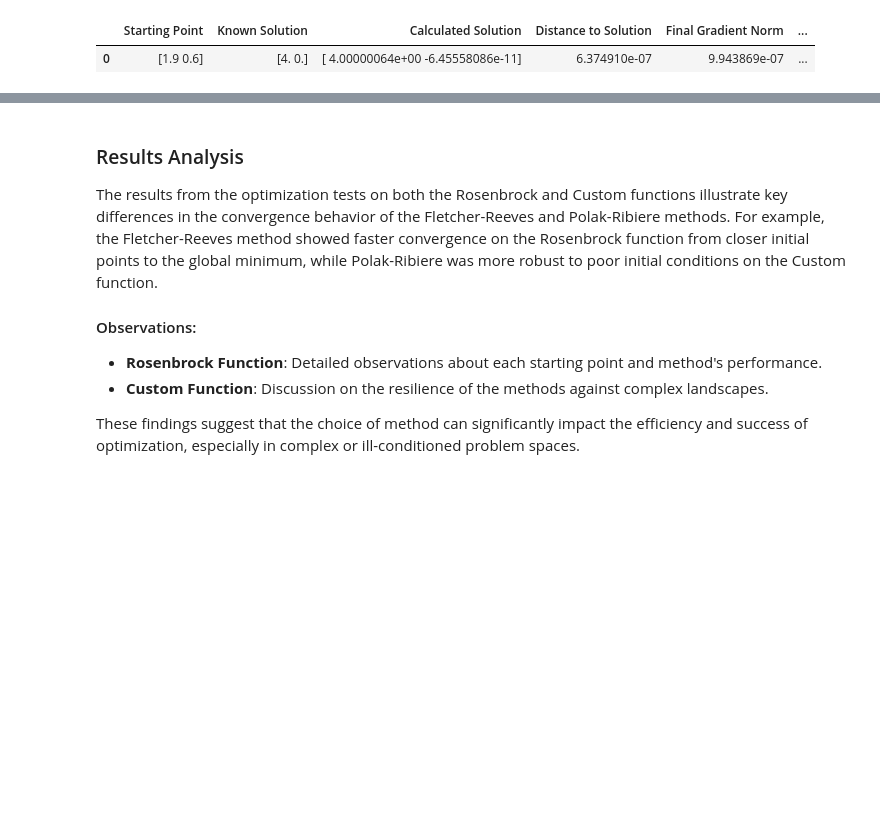
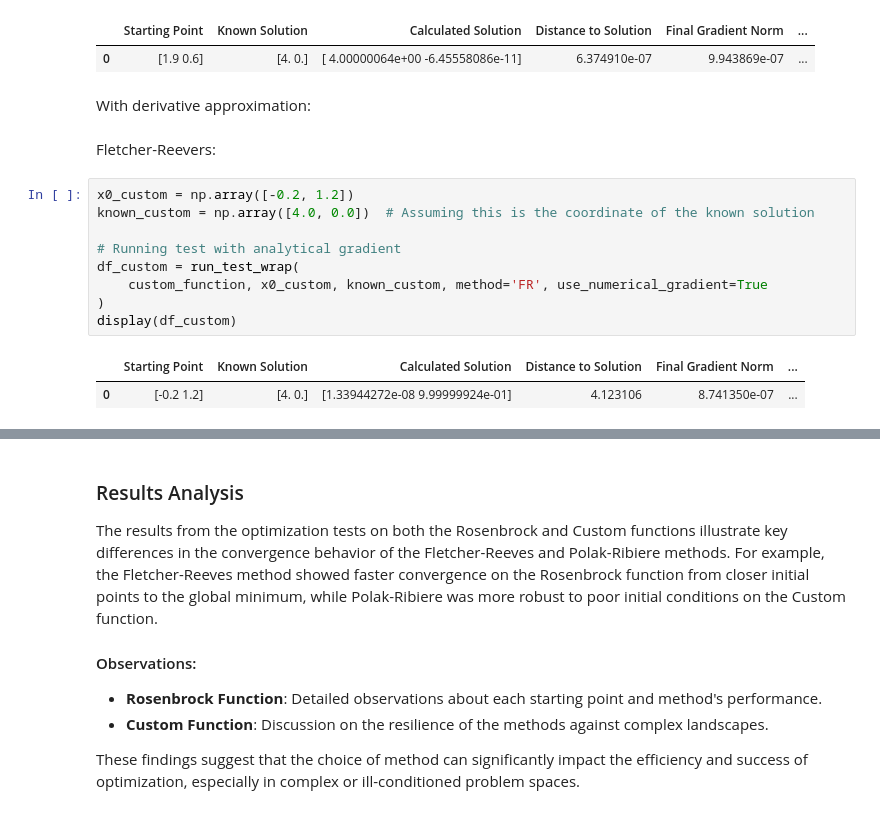
Before and after one commit to Sakops/NO_Project, a Jupyter notebook: task3.ipynb, the cells around one changed output, grey strips where cells are left out. Saved outputs shown, nothing was run; the diff lists cells and outputs as text; blank space fills up the shorter version.

```diff
--- a/task3.ipynb
+++ b/task3.ipynb
@@ -549,3 +747,19 @@ display(df_custom)
 # %% [output]
 |  | Starting Point | Known Solution | Calculated Solution | Distance to Solution | Final Gradient Norm | ... |
 | 0 | [1.9 0.6] | [4. 0.] | [ 4.00000064e+00 -6.45558086e-11] | 6.374910e-07 | 9.943869e-07 | ... |
+# %% [markdown]
+With derivative approximation:
+# %% [markdown]
+Fletcher-Reevers:
+# %%
+x0_custom = np.array([-0.2, 1.2])
+known_custom = np.array([4.0, 0.0])  # Assuming this is the coordinate of the known solution
+
+# Running test with analytical gradient
+df_custom = run_test_wrap(
+    custom_function, x0_custom, known_custom, method='FR', use_numerical_gradient=True
+)
+display(df_custom)
+# %% [output]
+|  | Starting Point | Known Solution | Calculated Solution | Distance to Solution | Final Gradient Norm | ... |
+| 0 | [-0.2 1.2] | [4. 0.] | [1.33944272e-08 9.99999924e-01] | 4.123106 | 8.741350e-07 | ... |
```
Also changed, not shown: parts of 24 cells of this notebook.
